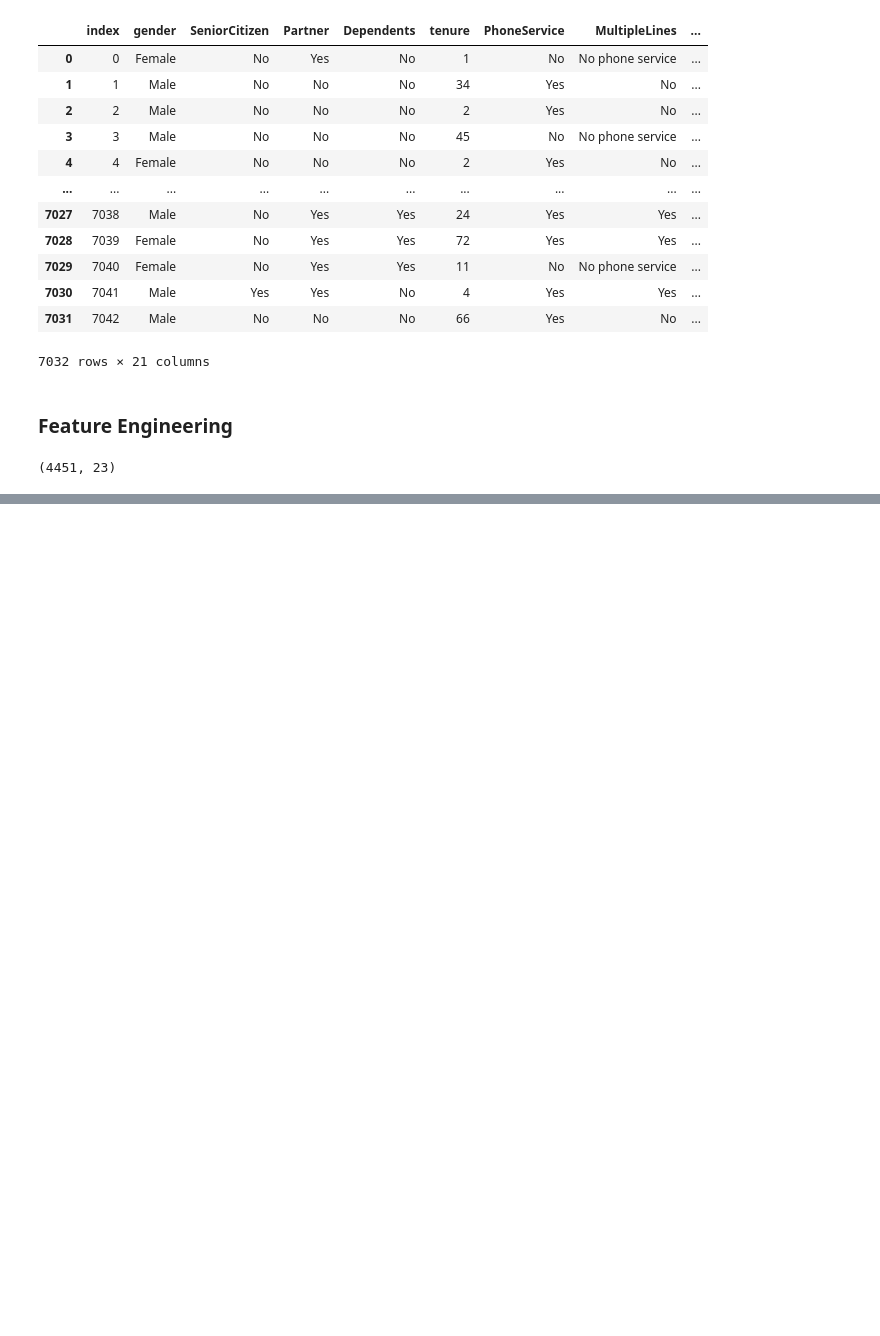
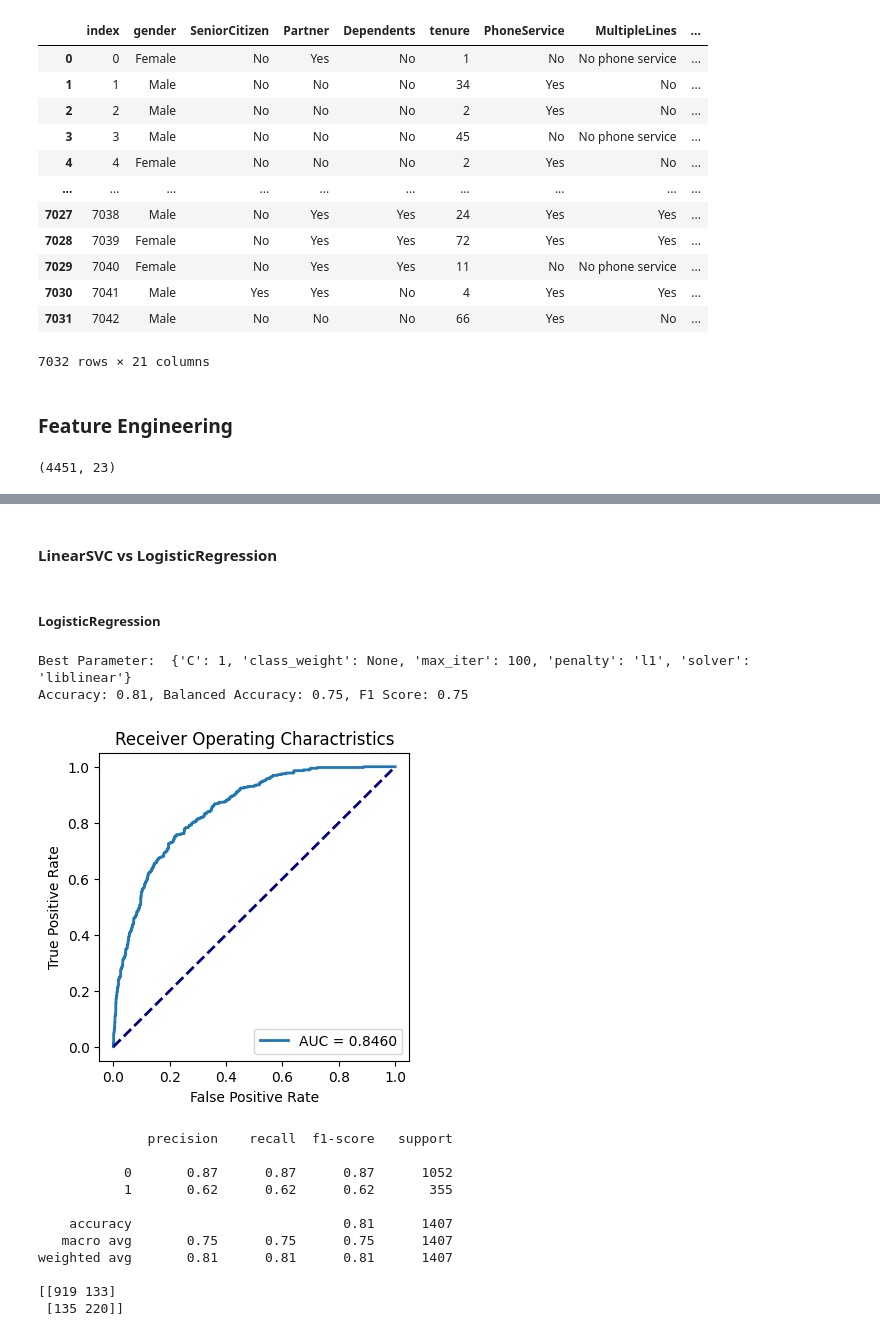
Before and after one commit to ge0rgeth0mas/telco-customer-churn, a Jupyter notebook: telco_customer_churn/modeling/model_selection.ipynb, the cells around one changed output, grey strips where cells are left out. Saved outputs shown, nothing was run; the diff lists cells and outputs as text; code cells hidden in the pictures; blank space fills up the shorter version.

```diff
--- a/telco_customer_churn/modeling/model_selection.ipynb
+++ b/telco_customer_churn/modeling/model_selection.ipynb
@@ -253 +253,62 @@ RidgeClassifierCV - Accuracy: 0.80, Balanced Accuracy: 0.74, F1 Score: 0.74
 ... (10 outputs left out)
+# %% [markdown]
+#### LinearSVC vs LogisticRegression
+# %% [markdown]
+##### LogisticRegression
+# %%
+from sklearn.model_selection import GridSearchCV
+
+model1 = LogisticRegression(random_state=1)
+
+param_grid1 = {
+    'penalty' : ['l1', 'l2', 'elasticinet', 'None'],
+    'C' : [0.1, 1, 10, 100],
+    'class_weight' : [None, 'balanced'],
+    'solver' : ['newton-cg', 'lbfgs', 'liblinear', 'sag', 'saga'],
+    'max_iter' : [100, 500, 1000, 5000]
+}
+
+grid_search1 = GridSearchCV(estimator=model1, param_grid=param_grid1, cv=5, scoring='f1_macro', n_jobs=-1)
+
+grid_search1.fit(X_train_resampled, y_train_resampled)
+
+print("Best Parameter: ", grid_search1.best_params_)
+
+best_estimator1 = grid_search1.best_estimator_
+
+y_pred = best_estimator1.predict(X_val_ppd)
+
+# Calculate Metrics
+acc = accuracy_score(y_val, y_pred)
+bal_acc = balanced_accuracy_score(y_val, y_pred)
+f1 = f1_score(y_val, y_pred, average='macro')
+
+# Printing metrics
+print(f"Accuracy: {acc:.2f}, Balanced Accuracy: {bal_acc:.2f}, F1 Score: {f1:.2f}")
+
+# Check if the model has the predict_proba method
+if hasattr(best_estimator1, 'predict_proba'):
+    y_proba = best_estimator1.predict_proba(X_val_ppd)[:, 1]
+# Otherwise, use decision_function for LinearSVC
+else:
+    y_proba = best_estimator1.decision_function(X_val_ppd)
+
+roc_auc_plot(y_val, y_proba)
+
+print(classification_report(y_val, y_pred))
+print(confusion_matrix(y_val, y_pred))
+# %% [output]
+Best Parameter:  {'C': 1, 'class_weight': None, 'max_iter': 100, 'penalty': 'l1', 'solver': 'liblinear'}
+Accuracy: 0.81, Balanced Accuracy: 0.75, F1 Score: 0.75
+[figure, added]
+              precision    recall  f1-score   support
+
+           0       0.87      0.87      0.87      1052
+           1       0.62      0.62      0.62       355
+
+    accuracy                           0.81      1407
+   macro avg       0.75      0.75      0.75      1407
+weighted avg       0.81      0.81      0.81      1407
+
+[[919 133]
+ [135 220]]
```
Also changed, not shown: parts of 15 cells of this notebook, 1 other file.
